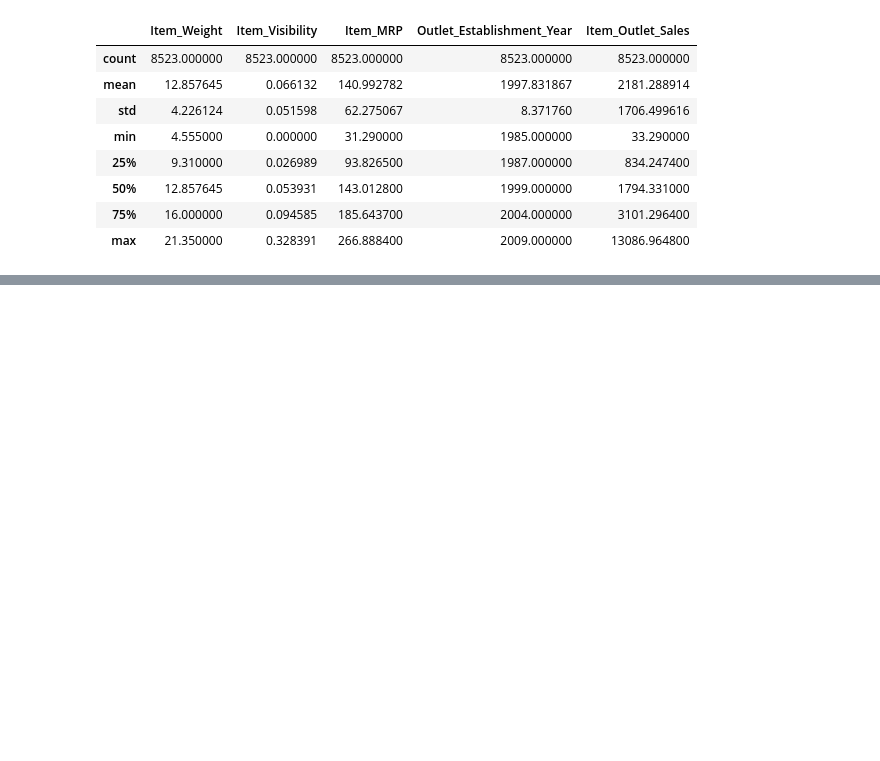
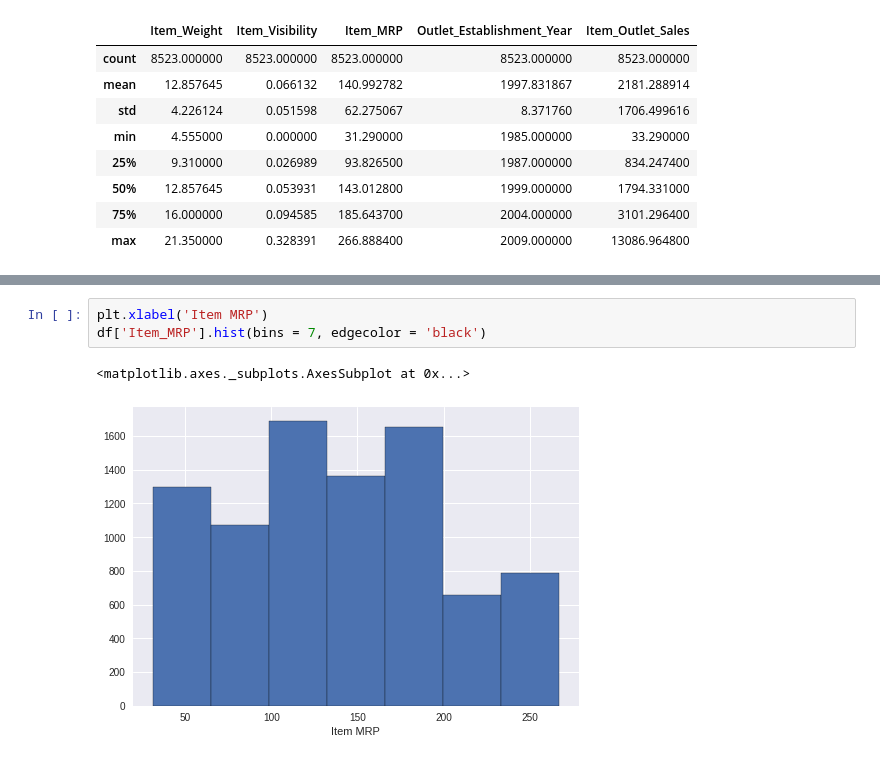
Before and after one commit to mvince33/food-sales-predictions, a Jupyter notebook: food_sales_predictions.ipynb, the cells around one changed output, grey strips where cells are left out. Drawn from its saved outputs; the diff is of its cells as text; blank space fills up the shorter version.

```diff
--- a/food_sales_predictions.ipynb
+++ b/food_sales_predictions.ipynb
@@ -220,0 +263,6 @@ df.describe()
+# %%
+plt.xlabel('Item MRP')
+df['Item_MRP'].hist(bins = 7, edgecolor = 'black')
+# %% [output]
+<matplotlib.axes._subplots.AxesSubplot at 0x...>
+[figure, added]
```
Also changed, not shown: parts of 15 cells of this notebook.
